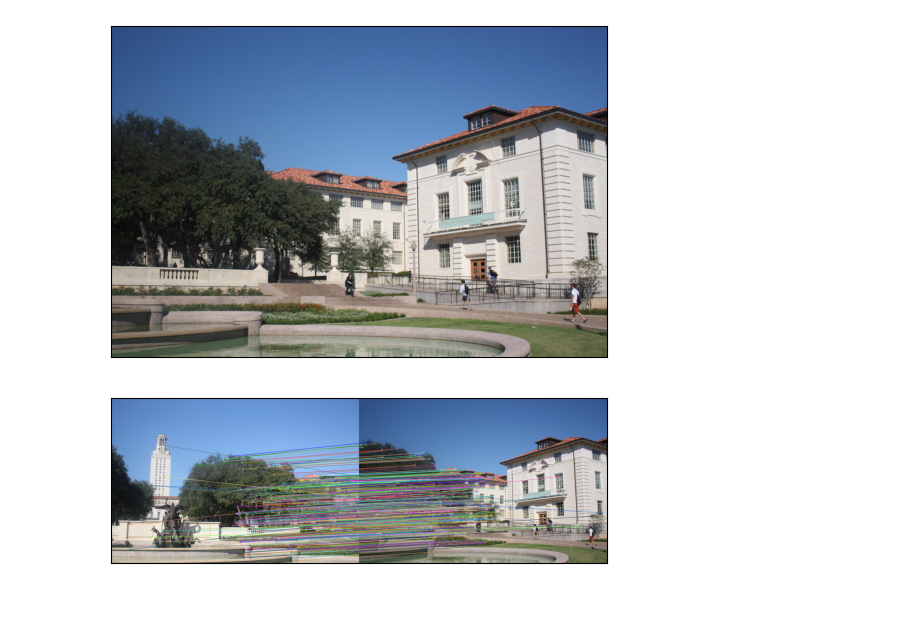
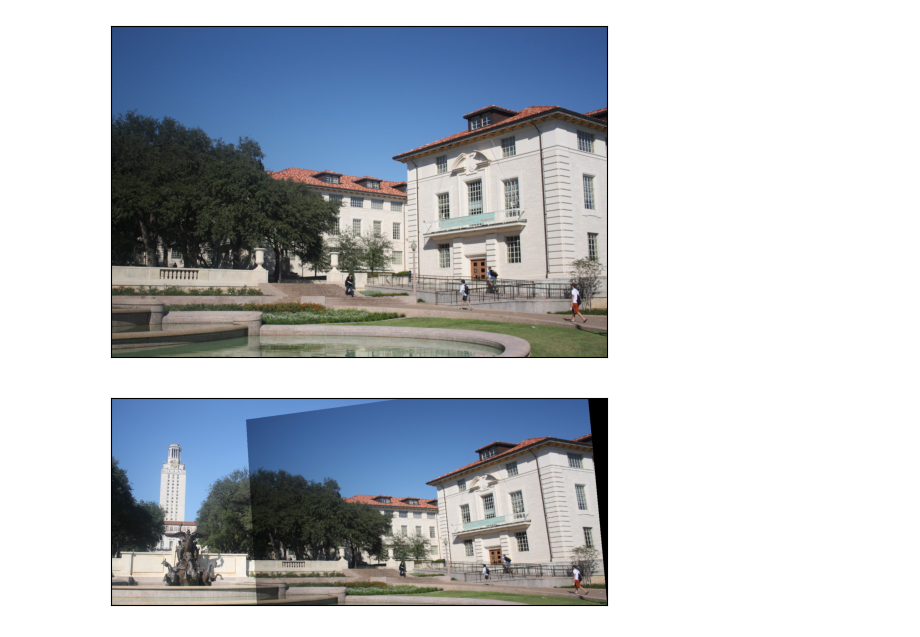
Before and after one commit to mohamed-zayton/Image-Warping-and-Homographies-Applications, a Jupyter notebook: Image Mosaics/image_mosaics.ipynb, the cells around one changed output. Saved outputs shown, nothing was run; the diff lists cells and outputs as text; code cells hidden in the pictures; blank space fills up the shorter version.

Commit message:
Added example 1 in image_mosaics

```diff
--- a/Image Mosaics/image_mosaics.ipynb
+++ b/Image Mosaics/image_mosaics.ipynb
@@ -14,3 +14,19 @@ def crop_img_black_parts_horizontaly(img):
                 break
 
     return img[:, 0:max_x, :]
+# %%
+def merge_two_images(query_img, train_img):
+    query_kp, query_des = get_image_sift_feature(query_img)
+    train_kp, train_des = get_image_sift_feature(train_img)
+    matches = get_matches(query_des, train_des, 0.8)
+    pts_dst = np.array([(query_kp[m[0].queryIdx].pt[0], query_kp[m[0].queryIdx].pt[1]) for m in matches])
+    pts_src = np.array([(train_kp[m[0].trainIdx].pt[0], train_kp[m[0].trainIdx].pt[1]) for m in matches])
+    h = compute_homography_ransac(pts_dst, pts_src)
+    target_img = wrap_prespective(train_img, h, (query_img.shape[1] + train_img.shape[1], query_img.shape[0]))
+    for y in range(len(query_img)):
+        for x in range(len(query_img[0])):
+            if (target_img[y, x, :] == [0, 0, 0]).all():
+                target_img[y, x, :] = query_img[y, x, :]
+
+    target_img = crop_img_black_parts_horizontaly(target_img)
+    return target_img
@@ -31,5 +45,0 @@ matches = get_matches(query_des, train_des)
-# %%
-matches_img = cv2.drawMatchesKnn(query_img, query_kp, train_img, train_kp, matches[500:], None, flags = cv2.DrawMatchesFlags_NOT_DRAW_SINGLE_POINTS)
-show_image(matches_img)
-# %% [output]
-[figure, removed]
@@ -38,0 +46,5 @@ pts_dst = np.array([(train_kp[m[0].trainIdx].pt[0], train_kp[g[0].trainIdx].pt[1
+# %%
+merged_img = merge_two_images(query_img, train_img)
+show_image(merged_img)
+# %% [output]
+[figure, added]
```
Also changed, not shown: parts of 5 cells of this notebook, 1 other file.
